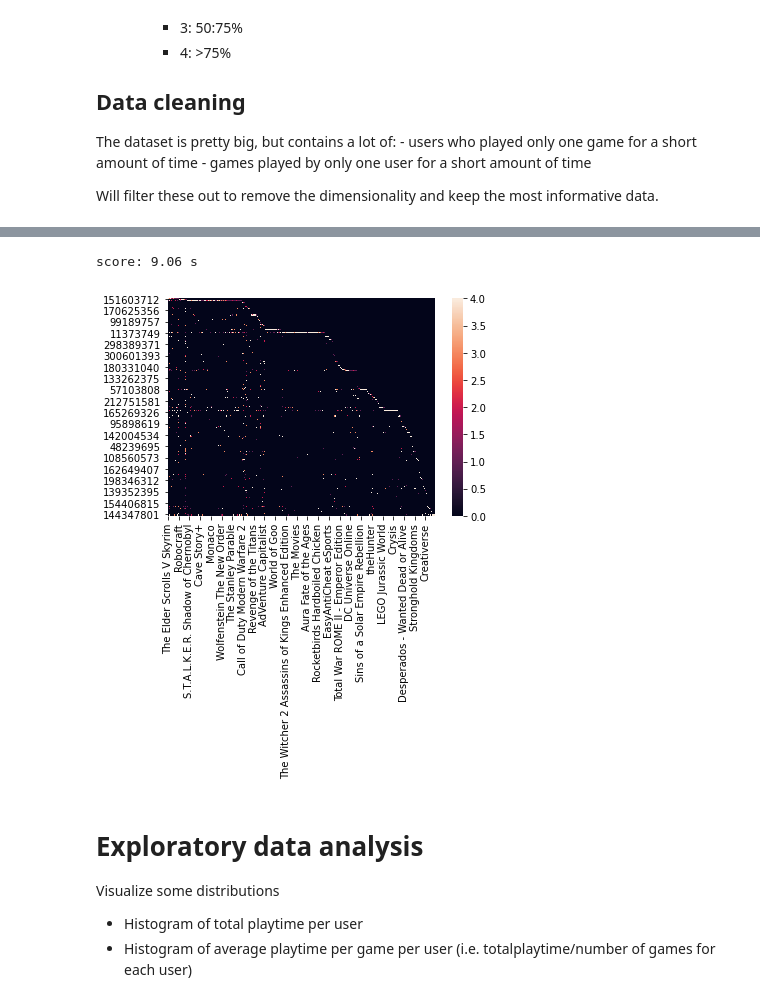
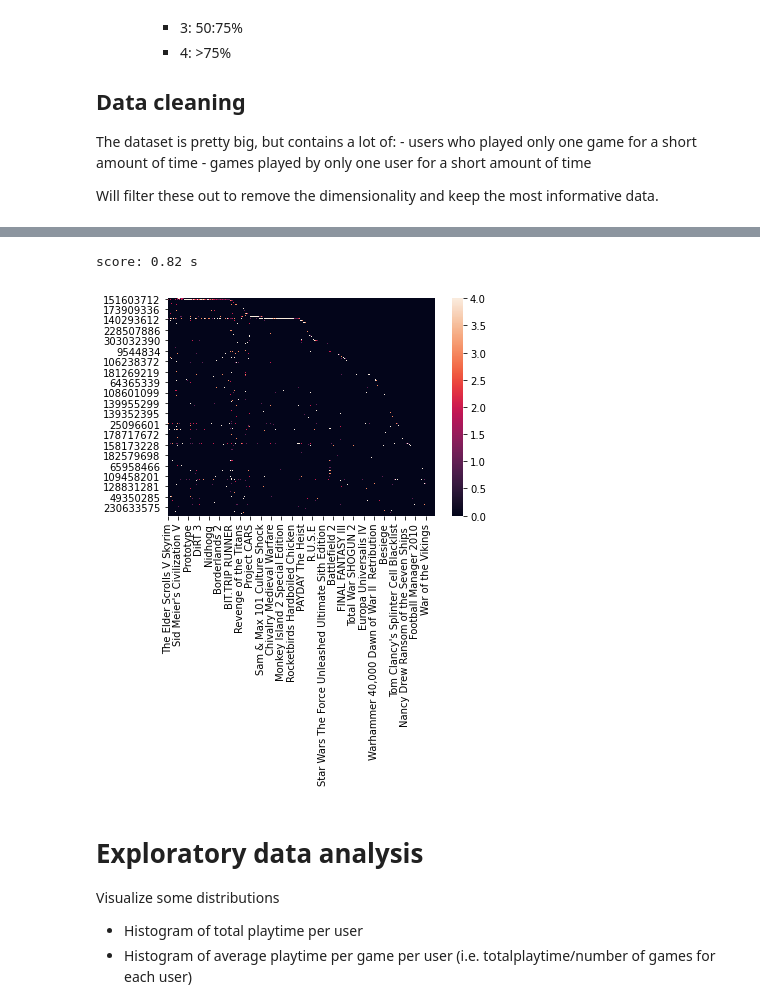
Before and after one commit to abauville/Notes_recommender_system, a Jupyter notebook: EDA_steam.ipynb, the cells around one changed output, grey strips where cells are left out. Cells and saved outputs as stored; diff of their text form; code cells hidden in the pictures.

Commit message:
optimized creating score_df

```diff
--- a/EDA_steam.ipynb
+++ b/EDA_steam.ipynb
@@ -33,7 +33,7 @@ def timer(msg):
 
 df = pd.read_csv("./Data/Steam/steam-200k.csv",
                  usecols = [0,1,2,3],
-                 names=['user-id', 'game', 'behavior-name', 'playtime'],nrows=6000)
+                 names=['user-id', 'game', 'behavior-name', 'playtime'],nrows=10000)
 df.drop(np.argwhere((df['behavior-name']=='purchase').values)[:,0], axis=0, inplace=True)
 df.drop('behavior-name',axis=1,inplace=True)
 # %%
@@ -189,33 +189,28 @@ game_df.head()
 # %%
 # Create score_df
 score_df = pd.DataFrame(np.zeros((len(user_df.index),len(game_df.index))),
                            index = user_df.index,
                            columns = game_df.index)
 # score_df.head()
+with timer('score'):
+    for game in game_df.index:
 
-for game in game_df.index:
-    with timer('score'):
         p025 = game_df.loc[game,'playtime_p025']
         p050 = game_df.loc[game,'playtime_p050']
         p075 = game_df.loc[game,'playtime_p075']
-        for user in user_df.index:
-            playtime = playtime_df.loc[user,game]
-            if playtime == 0.0:
-                score = 0
-            elif playtime < p025:
-                score = 1
-            elif playtime < p050:
-                score = 2
-            elif playtime < p075:
-                score = 3
-            else:
-                score = 4
-            score_df.loc[user,game] = score
+
+        playtimes = playtime_df.loc[:,game]
+        scores = 4*np.ones(len(playtimes))
+        scores[playtimes - p075<0] = 3
+        scores[playtimes - p050<0] = 2
+        scores[playtimes - p025<0] = 1
+        scores[playtimes==0.0] = 0
+        score_df.loc[:,game] = scores
 
 _ = sns.heatmap(score_df)
 # %% [output]
-score: 9.06 s
+score: 0.82 s
-[figure, old version]
+[figure, new version]
 # %% [markdown]
 # Exploratory data analysis
 
```
Also changed, not shown: parts of 5 cells of this notebook.
